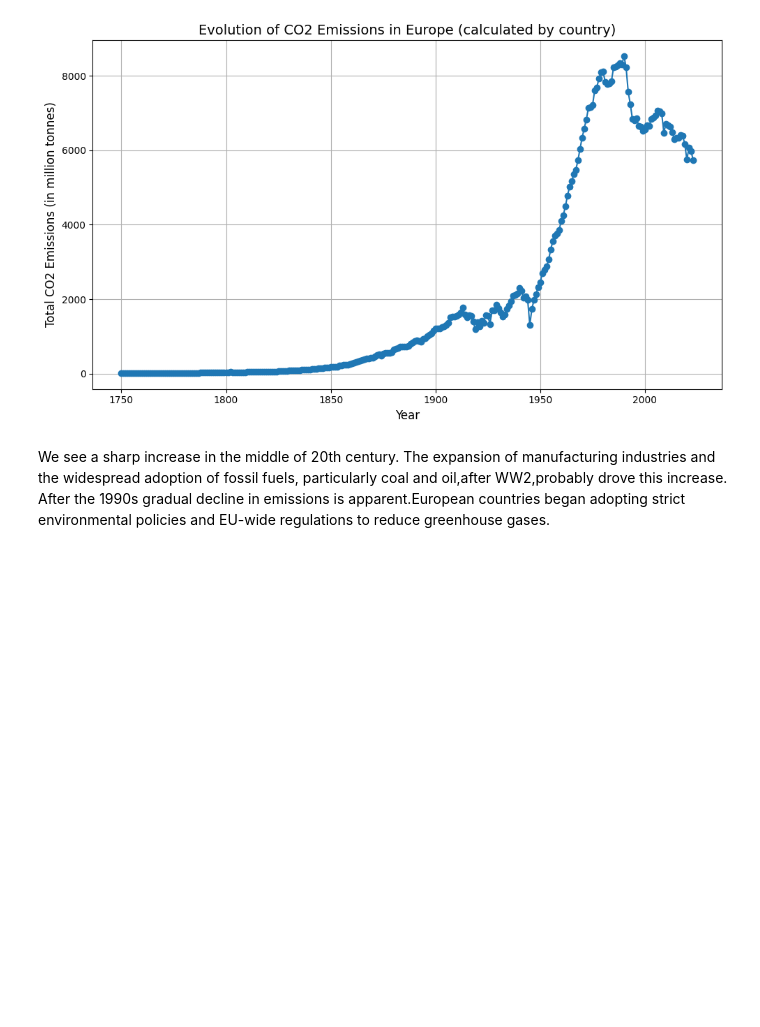
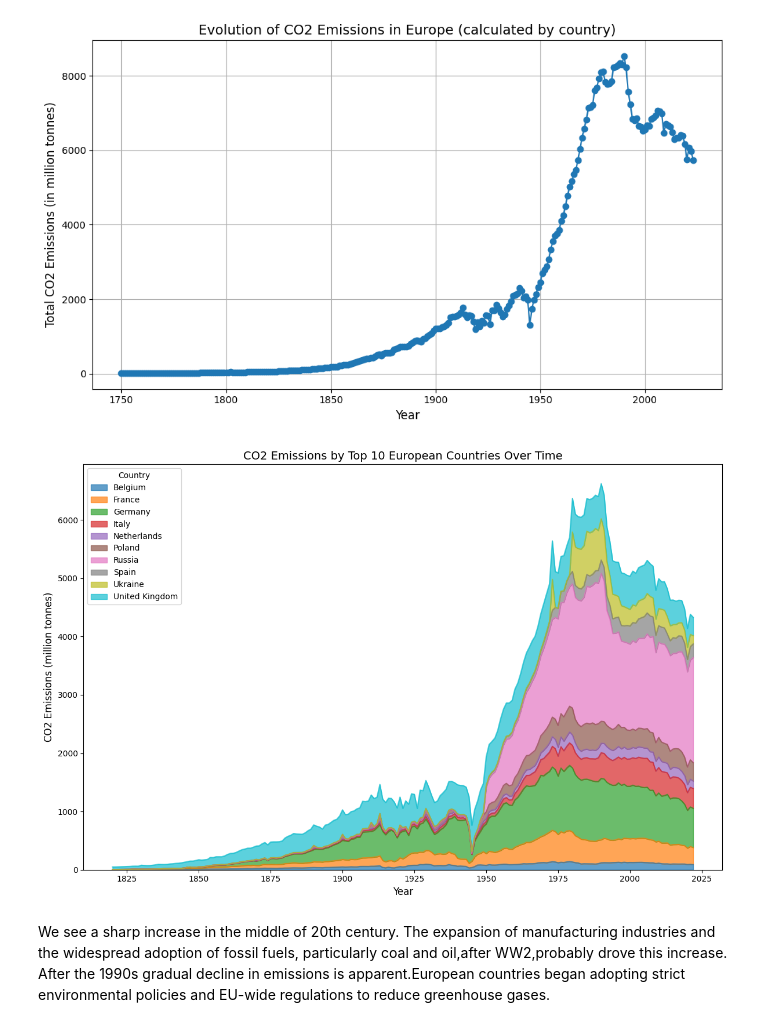
Before and after one commit to Eris1allkanjari/DOPP, a Jupyter notebook: dopp-assignment-2.ipynb, the cells around one changed output. Cells and saved outputs as stored; diff of their text form; code cells hidden in the pictures; blank space fills up the shorter version.

```diff
--- a/dopp-assignment-2.ipynb
+++ b/dopp-assignment-2.ipynb
@@ -89,6 +90,30 @@ plt.tight_layout()
 plt.show()
 # %% [output]
 [figure]
+# %%
+# Calculate total emissions by country in Europe
+europe_total_emissions = europe_data.groupby('country')['co2'].sum().reset_index()
+europe_total_emissions = europe_total_emissions.sort_values(by='co2', ascending=False).reset_index(drop=True)
+
+# Get the top 10 countries by emissions
+top_10_countries = europe_total_emissions['country'].head(10)
+
+# Filter the data for only the top 10 countries
+top_10_data = europe_data[europe_data['country'].isin(top_10_countries)]
+
+# Prepare data for stacked area chart
+top_10_trend = top_10_data.pivot_table(index='year', columns='country', values='co2', aggfunc='sum').fillna(0)
+
+# Plot the stacked area chart
+top_10_trend.plot(kind='area', stacked=True, figsize=(12, 8), alpha=0.7)
+plt.title('CO2 Emissions by Top 10 European Countries Over Time', fontsize=14)
+plt.xlabel('Year', fontsize=12)
+plt.ylabel('CO2 Emissions (million tonnes)', fontsize=12)
+plt.legend(loc='upper left', fontsize=10, title='Country')
+plt.tight_layout()
+plt.show()
+# %% [output]
+[figure, added]
 # %% [markdown]
 We see a sharp increase in the middle of 20th century. The expansion of manufacturing industries and the widespread adoption of fossil fuels, particularly coal and oil,after WW2,probably drove this increase. After the 1990s gradual decline in emissions is apparent.European countries began adopting strict environmental policies and EU-wide regulations to reduce greenhouse gases.
 # %% [markdown]
```
Also changed, not shown: parts of 7 cells of this notebook.
